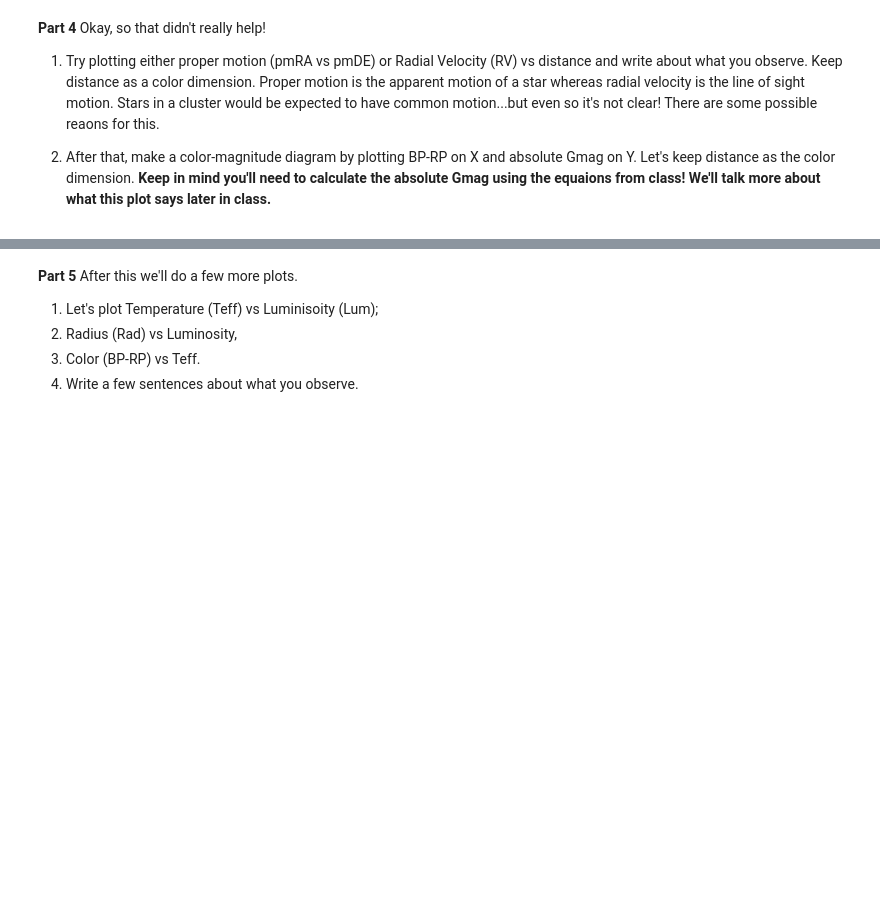
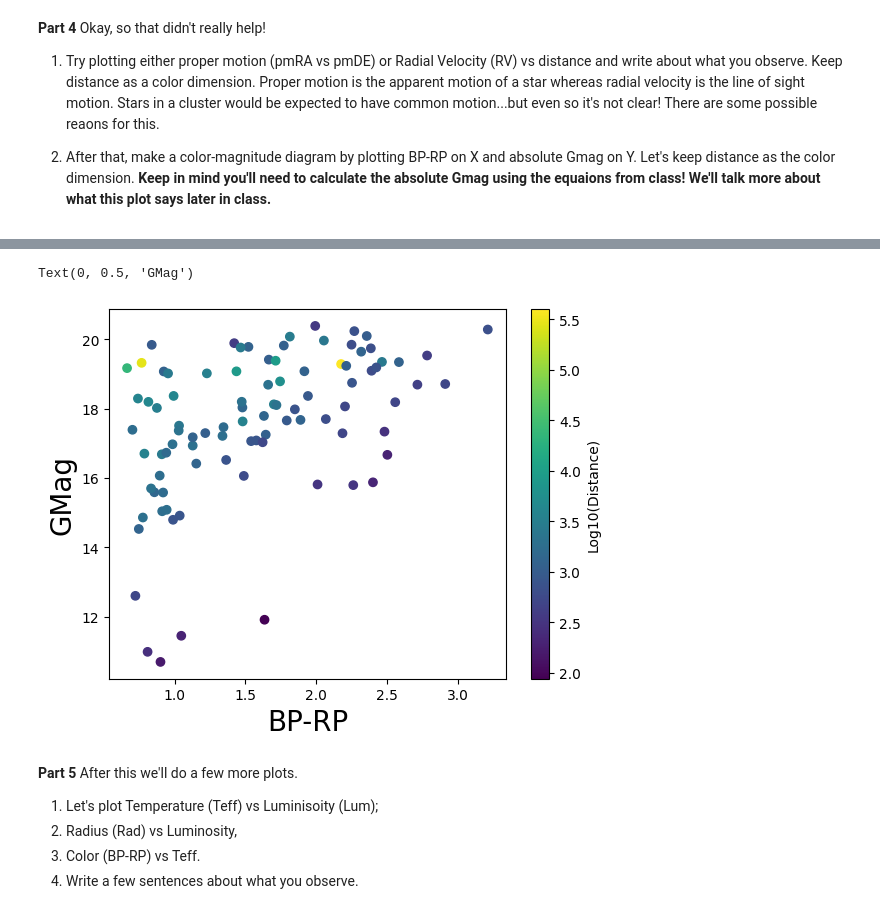
Before and after one commit to mialli963/PHYS3025Work, a Jupyter notebook: PHYS_3025_Activity_1.ipynb, the cells around one changed output, grey strips where cells are left out. Saved outputs shown, nothing was run; the diff lists cells and outputs as text; code cells hidden in the pictures; blank space fills up the shorter version.

```diff
--- a/PHYS_3025_Activity_1.ipynb
+++ b/PHYS_3025_Activity_1.ipynb
@@ -210,3 +384,19 @@ Okay, so that didn't really help!
+# %%
+#BP-RP vs. Absolute Magnitude (Gmag)
+#Abs. Mag. := M = m +5*(log10(p)+1); # Not sure what variable apparent magnitude is (not o_Gmag I don't think), but Gmag exists so...
+#data_clean["o_Gmag"] + 5*(np.log10(data_clean["Plx"]*1E-3+1)); data_clean["Gmag"]
+plt.scatter(data_clean["BP-RP"], data_clean["Gmag"],c=np.log10(distance))
+
+cbar=plt.colorbar()
+cbar.set_label('Log10(Distance)')
+#plt.ylim(reversed(plt.ylim())) # flip the y-axis
+plt.xlabel("BP-RP", fontsize=20)
+plt.ylabel("GMag", fontsize=20)
+#Farther stars generally have a smaller GMag
+#The smaller BP-RP leads to a more varied GMag (?)
+# %% [output]
+Text(0, 0.5, 'GMag')
+[figure, added]
 # %% [markdown]
 **Part 5**
 After this we'll do a few more plots.
```
Also changed, not shown: parts of 29 cells of this notebook.
